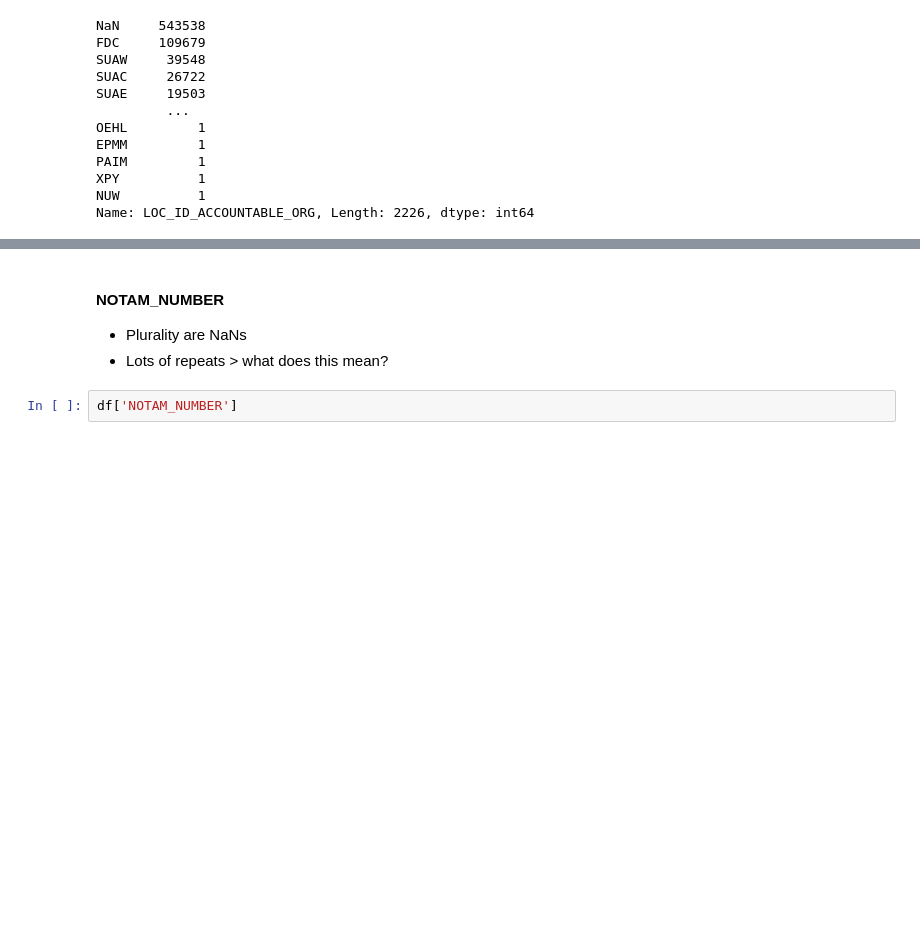
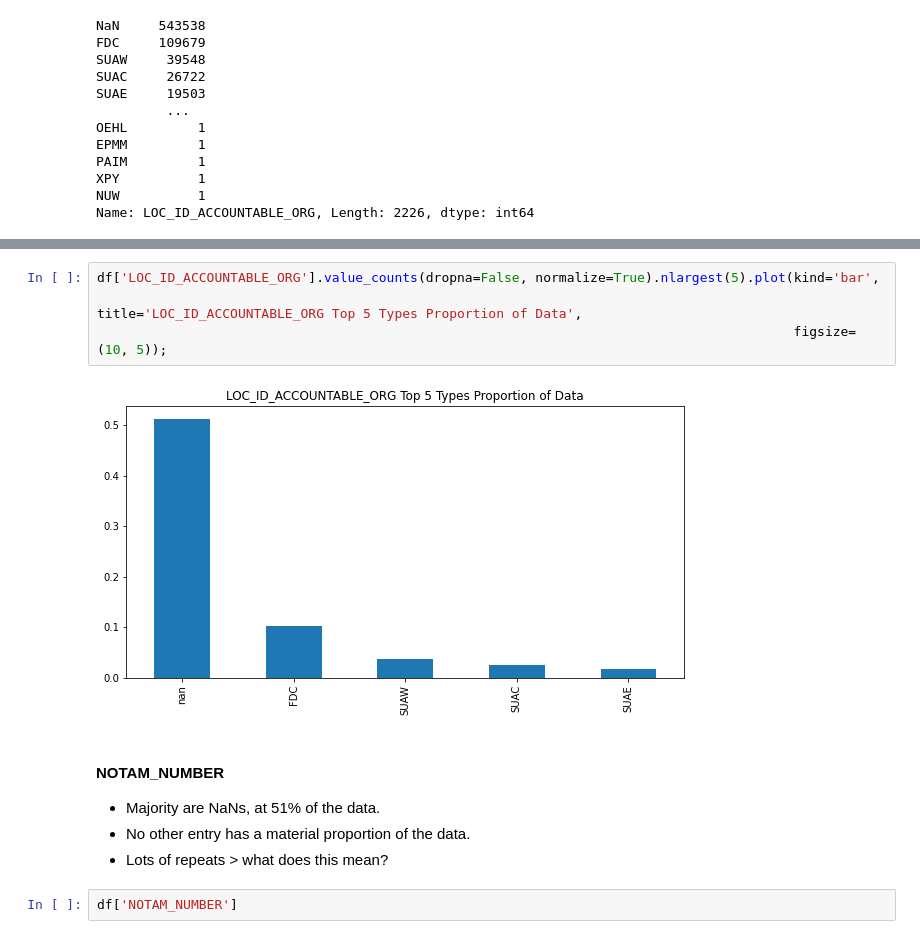
Before and after one commit to DAEN-Team-1/Final, a Jupyter notebook: notam_analysis_v1.ipynb, the cells around one changed output, grey strips where cells are left out. Cells and saved outputs as stored; diff of their text form; blank space fills up the shorter version.

```diff
--- a/notam_analysis_v1.ipynb
+++ b/notam_analysis_v1.ipynb
@@ -344,6 +426,13 @@ Name: LOC_ID_ACCOUNTABLE_ORG, Length: 2226, dtype: int64
+# %%
+df['LOC_ID_ACCOUNTABLE_ORG'].value_counts(dropna=False, normalize=True).nlargest(5).plot(kind='bar',
+                                                                                         title='LOC_ID_ACCOUNTABLE_ORG Top 5 Types Proportion of Data',
+                                                                                         figsize=(10, 5));
+# %% [output]
+[figure, added]
 # %% [markdown]
 #### NOTAM_NUMBER
-* Plurality are NaNs
+* Majority are NaNs, at 51% of the data.
+* No other entry has a material proportion of the data.
 * Lots of repeats > what does this mean?
 # %%
 df['NOTAM_NUMBER']
```
Also changed, not shown: parts of 93 cells of this notebook.
